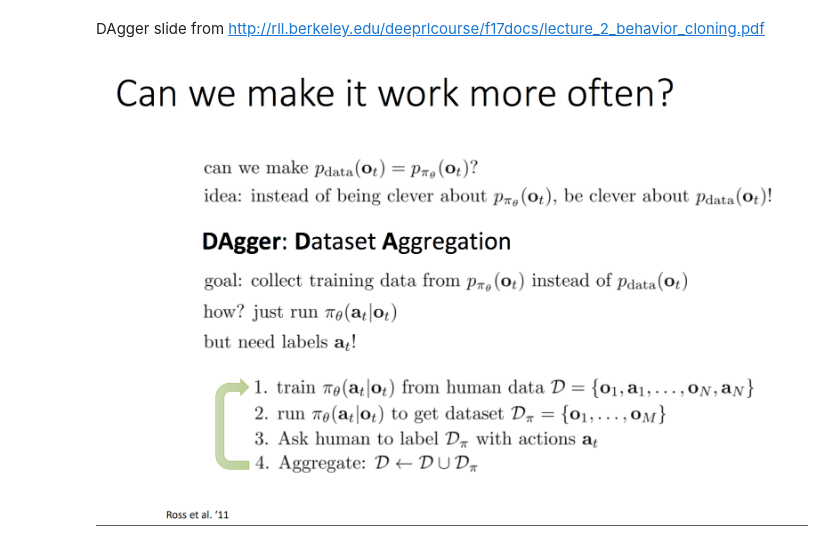
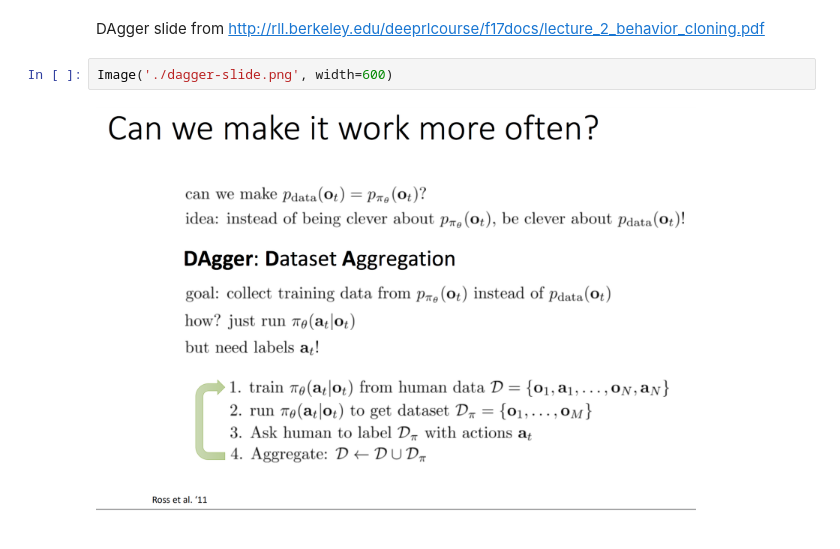
Before and after one commit to Wjh70301/berkeley-cs294, a Jupyter notebook: hw1/section-4-DAgger/Ans.ipynb, the cells around one changed output. Cells and saved outputs as stored; diff of their text form.

```diff
--- a/hw1/section-4-DAgger/Ans.ipynb
+++ b/hw1/section-4-DAgger/Ans.ipynb
@@ -36,5 +40,7 @@ Training data used: `hw1/train_test_data/Walker2d-10-rollouts-200.pkl`
 # Reference
 # %% [markdown]
 DAgger slide from http://rll.berkeley.edu/deeprlcourse/f17docs/lecture_2_behavior_cloning.pdf
-# %% [markdown]
-![image.png](attachment:image.png)
+# %%
+Image('./dagger-slide.png', width=600)
+# %% [output]
+[figure, added]
```
Also changed, not shown: parts of 3 cells of this notebook, 2 other files.
